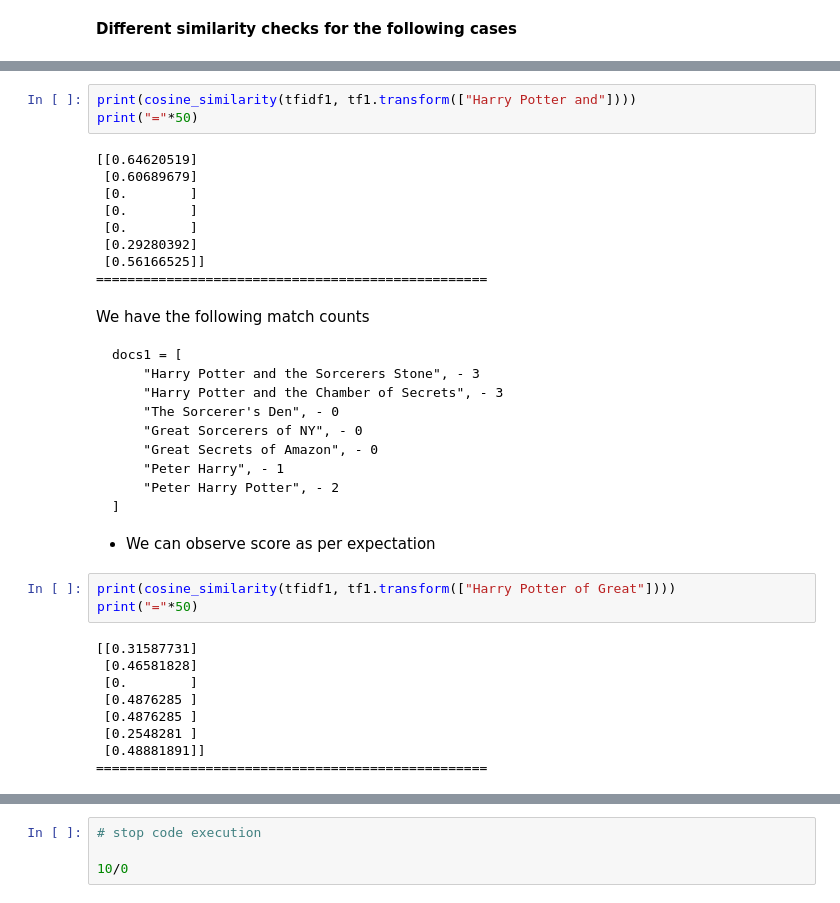
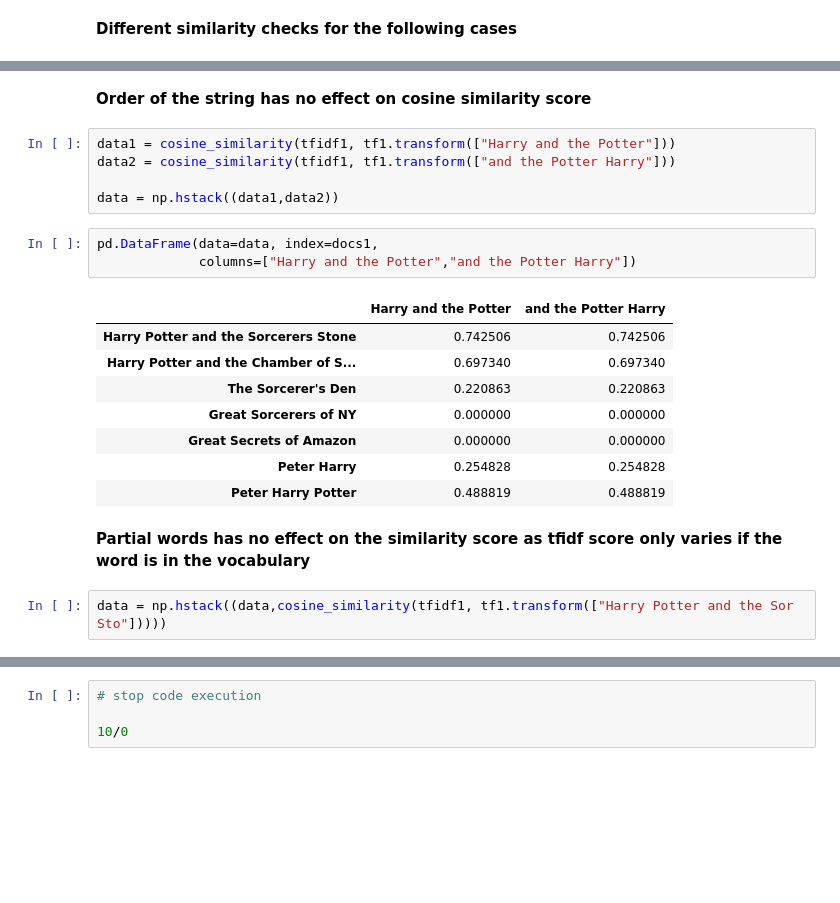
Before and after one commit to sg13041995/Goodreads_SearchEngine, a Jupyter notebook: Research_Study/ModuleStudy/TFIDF_CosineSimilarity/Sklearn_tfidf_cs.ipynb, the cells around one changed output, grey strips where cells are left out. Cells and saved outputs as stored; diff of their text form; blank space fills up the shorter version.

````diff
--- a/Research_Study/ModuleStudy/TFIDF_CosineSimilarity/tfidf_CS_Sklearn.ipynb
+++ b/Research_Study/ModuleStudy/TFIDF_CosineSimilarity/Sklearn_tfidf_cs.ipynb
@@ -199,39 +140,23 @@ docs1 = [
+# %% [markdown]
+**Order of the string has no effect on cosine similarity score**
+# %%
+data1 = cosine_similarity(tfidf1, tf1.transform(["Harry and the Potter"]))
+data2 = cosine_similarity(tfidf1, tf1.transform(["and the Potter Harry"]))
+
+data = np.hstack((data1,data2))
+# %%
+pd.DataFrame(data=data, index=docs1,
+             columns=["Harry and the Potter","and the Potter Harry"])
+# %% [output]
+|  | Harry and the Potter | and the Potter Harry |
+| Harry Potter and the Sorcerers Stone | 0.742506 | 0.742506 |
+| Harry Potter and the Chamber of S... | 0.697340 | 0.697340 |
+| The Sorcerer's Den | 0.220863 | 0.220863 |
+| Great Sorcerers of NY | 0.000000 | 0.000000 |
+| Great Secrets of Amazon | 0.000000 | 0.000000 |
+| Peter Harry | 0.254828 | 0.254828 |
+| Peter Harry Potter | 0.488819 | 0.488819 |
+# %% [markdown]
+**Partial words has no effect on the similarity score as tfidf score only varies if the word is in the vocabulary**
 # %%
-print(cosine_similarity(tfidf1, tf1.transform(["Harry Potter and"])))
-print("="*50)
+data = np.hstack((data,cosine_similarity(tfidf1, tf1.transform(["Harry Potter and the Sor Sto"]))))
-# %% [output]
-[[0.64620519]
- [0.60689679]
- [0.        ]
- [0.        ]
- [0.        ]
- [0.29280392]
- [0.56166525]]
-==================================================
-# %% [markdown]
-We have the following match counts
-
-```
-docs1 = [
-    "Harry Potter and the Sorcerers Stone", - 3
-    "Harry Potter and the Chamber of Secrets", - 3
-    "The Sorcerer's Den", - 0
-    "Great Sorcerers of NY", - 0
-    "Great Secrets of Amazon", - 0
-    "Peter Harry", - 1
-    "Peter Harry Potter", - 2
-]
-```
-- We can observe score as per expectation
-# %%
-print(cosine_similarity(tfidf1, tf1.transform(["Harry Potter of Great"])))
-print("="*50)
-# %% [output]
-[[0.31587731]
- [0.46581828]
- [0.        ]
- [0.4876285 ]
- [0.4876285 ]
- [0.2548281 ]
- [0.48881891]]
-==================================================
````
Also changed, not shown: parts of 35 cells of this notebook, 8 other files.
